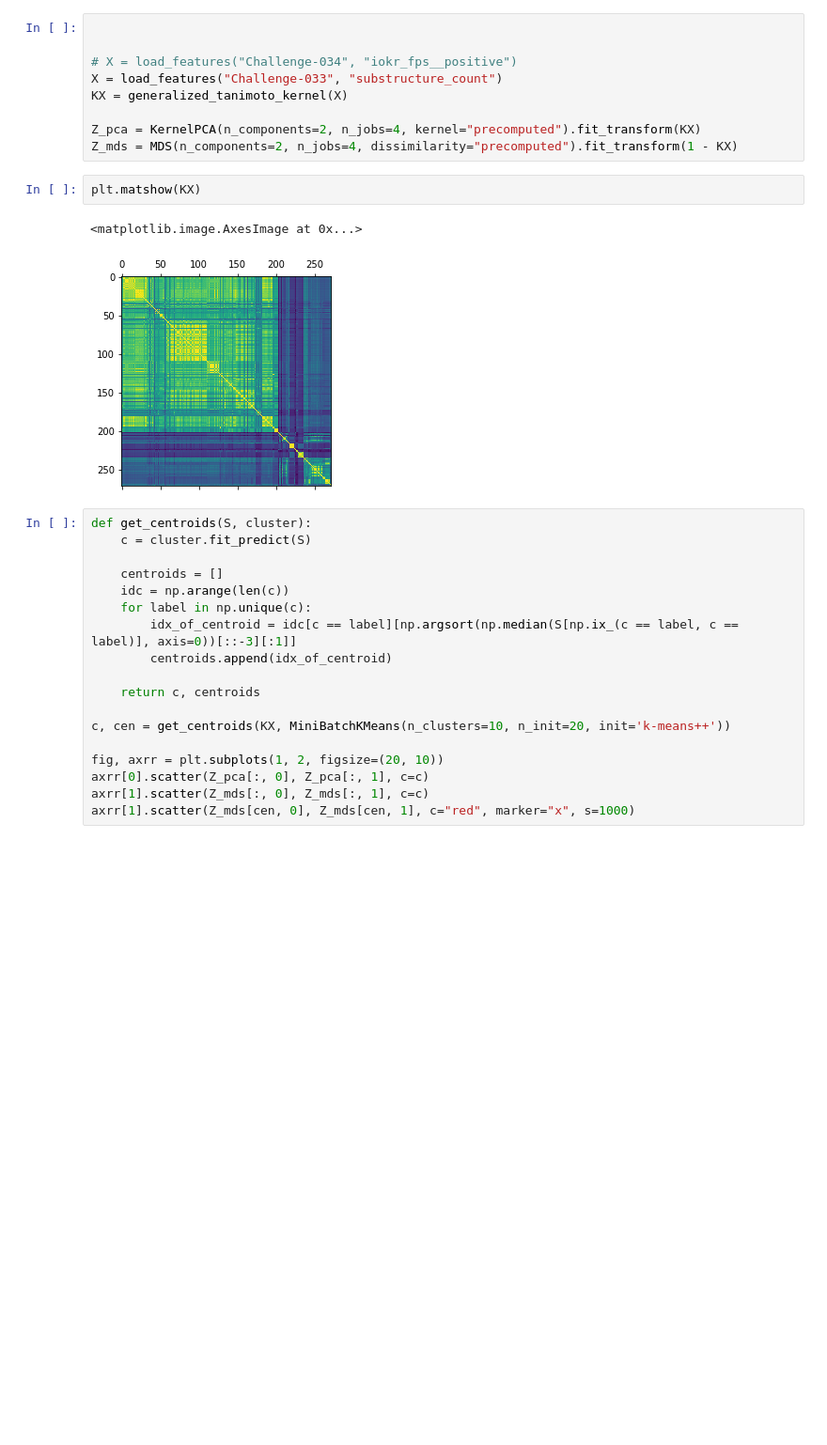
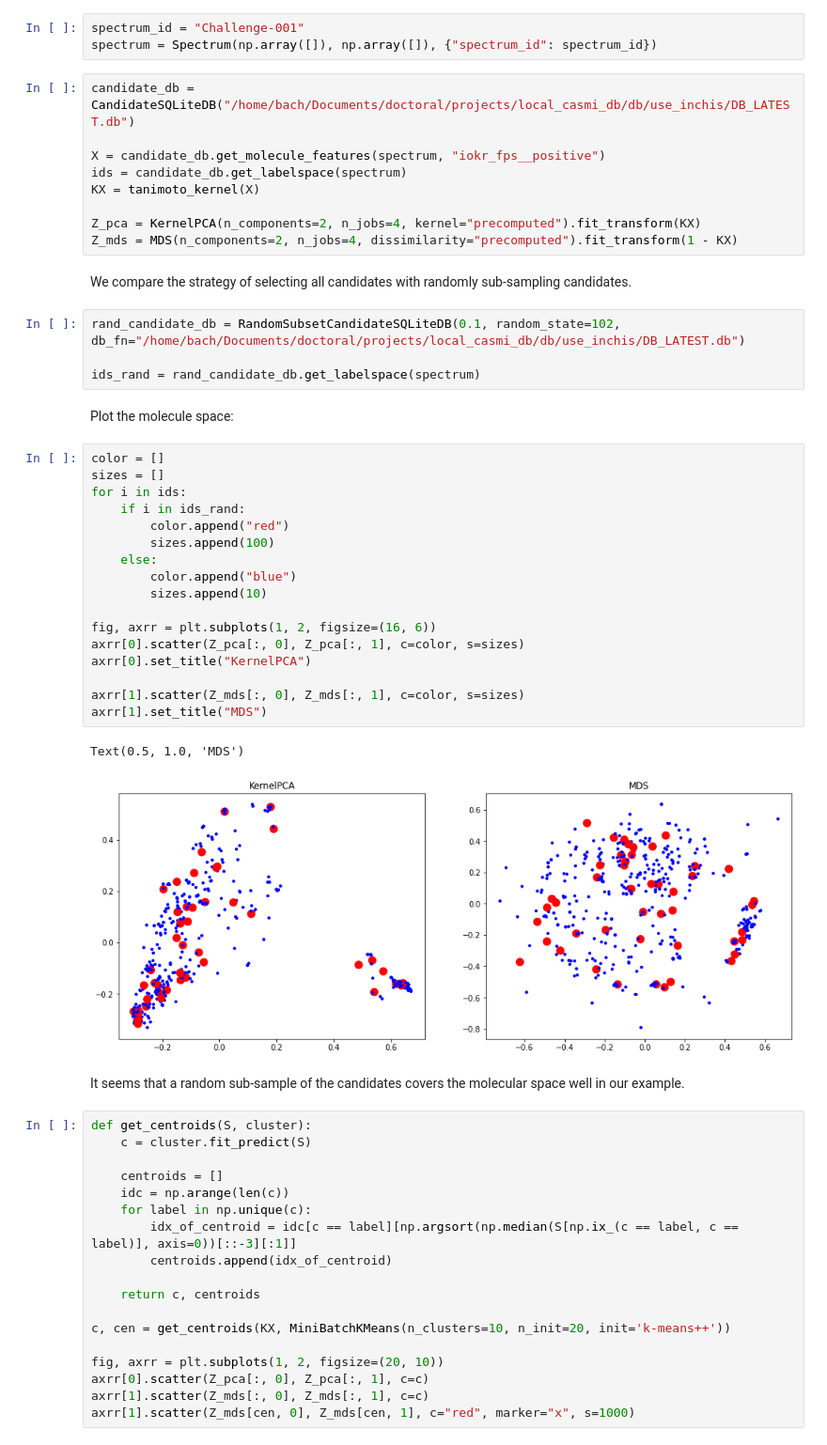
Before and after one commit to aalto-ics-kepaco/msms_rt_ssvm, a Jupyter notebook: candidate_set_reduction.ipynb, the cells around one changed output. Shown at 94% size. Drawn from its saved outputs; the diff is of its cells as text; blank space fills up the shorter version.

Commit message:
small fixes, visualize the random candidate subsampling

```diff
--- a/candidate_set_reduction.ipynb
+++ b/candidate_set_reduction.ipynb
@@ -56,17 +23,45 @@ plt.matshow(KX)
+# %%
+spectrum_id = "Challenge-001"
+spectrum = Spectrum(np.array([]), np.array([]), {"spectrum_id": spectrum_id})
 # %%
+candidate_db = CandidateSQLiteDB("/home/bach/Documents/doctoral/projects/local_casmi_db/db/use_inchis/DB_LATEST.db")
 
-
-# X = load_features("Challenge-034", "iokr_fps__positive")
-X = load_features("Challenge-033", "substructure_count")
-KX = generalized_tanimoto_kernel(X)
+X = candidate_db.get_molecule_features(spectrum, "iokr_fps__positive")
+ids = candidate_db.get_labelspace(spectrum)
+KX = tanimoto_kernel(X)
 
 Z_pca = KernelPCA(n_components=2, n_jobs=4, kernel="precomputed").fit_transform(KX)
 Z_mds = MDS(n_components=2, n_jobs=4, dissimilarity="precomputed").fit_transform(1 - KX)
-# %%
-plt.matshow(KX)
-# %% [output]
-<matplotlib.image.AxesImage at 0x...>
-[figure, removed]
+# %% [markdown]
+We compare the strategy of selecting all candidates with randomly sub-sampling candidates.
+# %%
+rand_candidate_db = RandomSubsetCandidateSQLiteDB(0.1, random_state=102, db_fn="/home/bach/Documents/doctoral/projects/local_casmi_db/db/use_inchis/DB_LATEST.db")
+
+ids_rand = rand_candidate_db.get_labelspace(spectrum)
+# %% [markdown]
+Plot the molecule space:
+# %%
+color = []
+sizes = []
+for i in ids:
+    if i in ids_rand:
+        color.append("red")
+        sizes.append(100)
+    else:
+        color.append("blue")
+        sizes.append(10)
+
+fig, axrr = plt.subplots(1, 2, figsize=(16, 6))
+axrr[0].scatter(Z_pca[:, 0], Z_pca[:, 1], c=color, s=sizes)
+axrr[0].set_title("KernelPCA")
+
+axrr[1].scatter(Z_mds[:, 0], Z_mds[:, 1], c=color, s=sizes)
+axrr[1].set_title("MDS")
+# %% [output]
+Text(0.5, 1.0, 'MDS')
+[figure, added]
+# %% [markdown]
+It seems that a random sub-sample of the candidates covers the molecular space well in our example.
 # %%
 def get_centroids(S, cluster):
     c = cluster.fit_predict(S)
```
Also changed, not shown: parts of 6 cells of this notebook, 1 other file.
